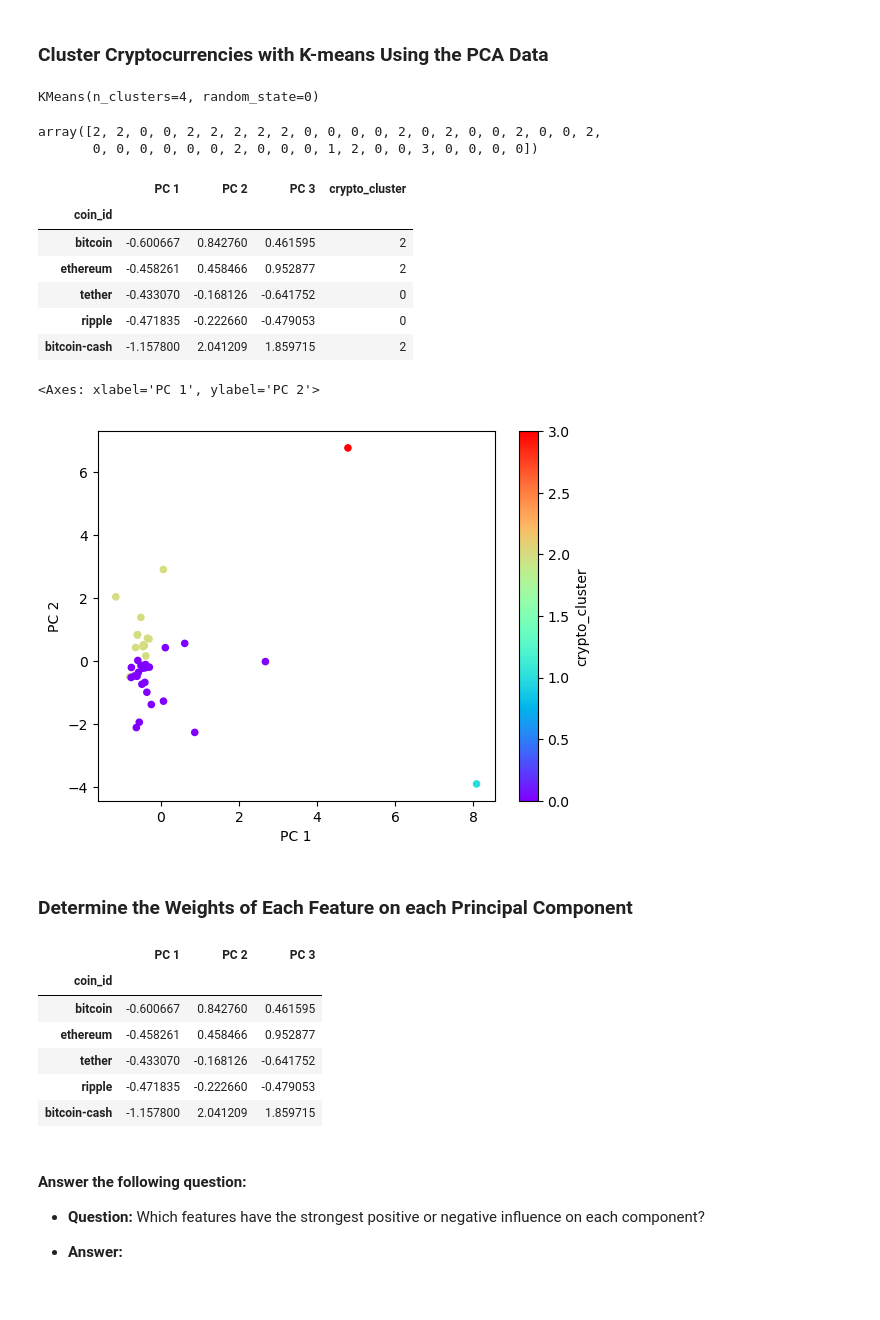
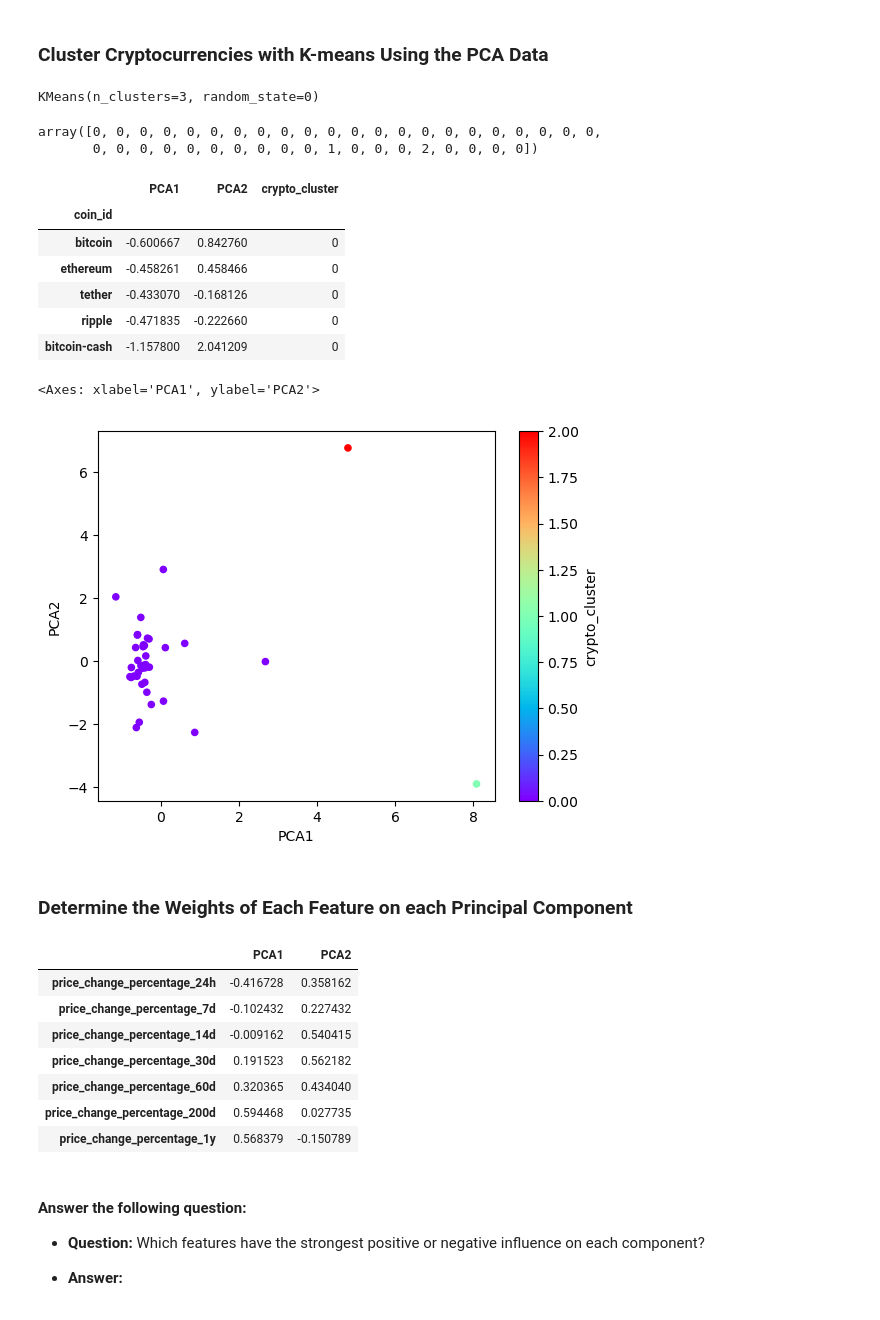
Before and after one commit to abhagwat6/CryptoClustering, a Jupyter notebook: Crypto_Clustering.ipynb, the cells around one changed output. Saved outputs shown, nothing was run; the diff lists cells and outputs as text; code cells hidden in the pictures.

```diff
--- a/Crypto_Clustering.ipynb
+++ b/Crypto_Clustering.ipynb
@@ -203,7 +203,7 @@ clustered_df.plot.scatter(x="price_change_percentage_24h", y="price_change_perce
 ### Optimize Clusters with Principal Component Analysis.
 # %%
 # Create a PCA model instance and set `n_components=3`.
-pca = PCA(n_components=3)
+pca = PCA(n_components=2)
 # %%
 # Use the PCA model with `fit_transform` on the original scaled DataFrame to reduce to three principal components.
 market_data_pca = pca.fit_transform(market_data_scaled_df)
@@ -233,7 +233,7 @@ array([0.3719856 , 0.34700813, 0.17603793])
 # Note: The code for this step is provided for you
 
 # Creating a DataFrame with the PCA data
-pca_df = pd.DataFrame(data=market_data_pca, columns=["PC 1", "PC 2", "PC 3"], index=market_data_df.index)
+pca_df = pd.DataFrame(data=market_data_pca, columns=["PCA1", "PCA2"], index=market_data_df.index)
 
 # Copy the crypto names from the original data
 pca_df = pca_df.copy()
@@ -317,12 +317,12 @@ plt.plot(elbow_df_pca['k'], elbow_df_pca['inertia'])
 ### Cluster Cryptocurrencies with K-means Using the PCA Data
 # %%
 # Initialize the K-Means model using the best value for k
-k_model_pca = KMeans(n_clusters=4, n_init="auto", random_state=0)
+k_model_pca = KMeans(n_clusters=3, n_init="auto", random_state=0)
 # %%
 # Fit the K-Means model using the PCA data
 k_model_pca.fit(pca_df)
 # %% [output]
-KMeans(n_clusters=4, random_state=0)
+KMeans(n_clusters=3, random_state=0)
 # %%
 # Predict the clusters to group the cryptocurrencies using the PCA data
 predictions_pca = k_model_pca.predict(pca_df)
@@ -330,8 +330,8 @@ predictions_pca = k_model_pca.predict(pca_df)
 # Print the resulting array of cluster values.
 predictions_pca
 # %% [output]
-array([2, 2, 0, 0, 2, 2, 2, 2, 2, 0, 0, 0, 0, 2, 0, 2, 0, 0, 2, 0, 0, 2,
-       0, 0, 0, 0, 0, 0, 2, 0, 0, 0, 1, 2, 0, 0, 3, 0, 0, 0, 0])
+array([0, 0, 0, 0, 0, 0, 0, 0, 0, 0, 0, 0, 0, 0, 0, 0, 0, 0, 0, 0, 0, 0,
+       0, 0, 0, 0, 0, 0, 0, 0, 0, 0, 1, 0, 0, 0, 2, 0, 0, 0, 0])
 # %%
 # Create a copy of the DataFrame with the PCA data
 clustered_df_pca = pca_df.copy()
@@ -342,33 +342,34 @@ clustered_df_pca["crypto_cluster"] = k_model_pca.labels_
 # Display sample data
 clustered_df_pca.head(5)
 # %% [output]
-|  | PC 1 | PC 2 | PC 3 | crypto_cluster |
-| coin_id |  |  |  |  |
-| bitcoin | -0.600667 | 0.842760 | 0.461595 | 2 |
-| ethereum | -0.458261 | 0.458466 | 0.952877 | 2 |
-| tether | -0.433070 | -0.168126 | -0.641752 | 0 |
-| ripple | -0.471835 | -0.222660 | -0.479053 | 0 |
-| bitcoin-cash | -1.157800 | 2.041209 | 1.859715 | 2 |
+|  | PCA1 | PCA2 | crypto_cluster |
+| coin_id |  |  |  |
+| bitcoin | -0.600667 | 0.842760 | 0 |
+| ethereum | -0.458261 | 0.458466 | 0 |
+| tether | -0.433070 | -0.168126 | 0 |
+| ripple | -0.471835 | -0.222660 | 0 |
+| bitcoin-cash | -1.157800 | 2.041209 | 0 |
 # %%
 # Create a scatter plot using hvPlot by setting `x="PCA1"` and `y="PCA2"`.
-clustered_df_pca.plot.scatter(x="PC 1", y="PC 2", c="crypto_cluster", colormap="rainbow")
+clustered_df_pca.plot.scatter(x="PCA1", y="PCA2", c="crypto_cluster", colormap="rainbow")
 # %% [output]
-<Axes: xlabel='PC 1', ylabel='PC 2'>
+<Axes: xlabel='PCA1', ylabel='PCA2'>
-[figure, old version]
+[figure, new version]
 # %% [markdown]
 ### Determine the Weights of Each Feature on each Principal Component
 # %%
 # Use the columns from the original scaled DataFrame as the index.
-pca_df.index = market_data_scaled_df.index
-pca_df.head()
+clustered_df_pca = pd.DataFrame(pca.components_.T, columns=["PCA1", "PCA2"], index=market_data_df.columns)
+clustered_df_pca
 # %% [output]
-|  | PC 1 | PC 2 | PC 3 |
-| coin_id |  |  |  |
-| bitcoin | -0.600667 | 0.842760 | 0.461595 |
-| ethereum | -0.458261 | 0.458466 | 0.952877 |
-| tether | -0.433070 | -0.168126 | -0.641752 |
-| ripple | -0.471835 | -0.222660 | -0.479053 |
-| bitcoin-cash | -1.157800 | 2.041209 | 1.859715 |
+|  | PCA1 | PCA2 |
+| price_change_percentage_24h | -0.416728 | 0.358162 |
+| price_change_percentage_7d | -0.102432 | 0.227432 |
+| price_change_percentage_14d | -0.009162 | 0.540415 |
+| price_change_percentage_30d | 0.191523 | 0.562182 |
+| price_change_percentage_60d | 0.320365 | 0.434040 |
+| price_change_percentage_200d | 0.594468 | 0.027735 |
+| price_change_percentage_1y | 0.568379 | -0.150789 |
 # %% [markdown]
 #### Answer the following question:
 
```
Also changed, not shown: parts of 5 cells of this notebook.
